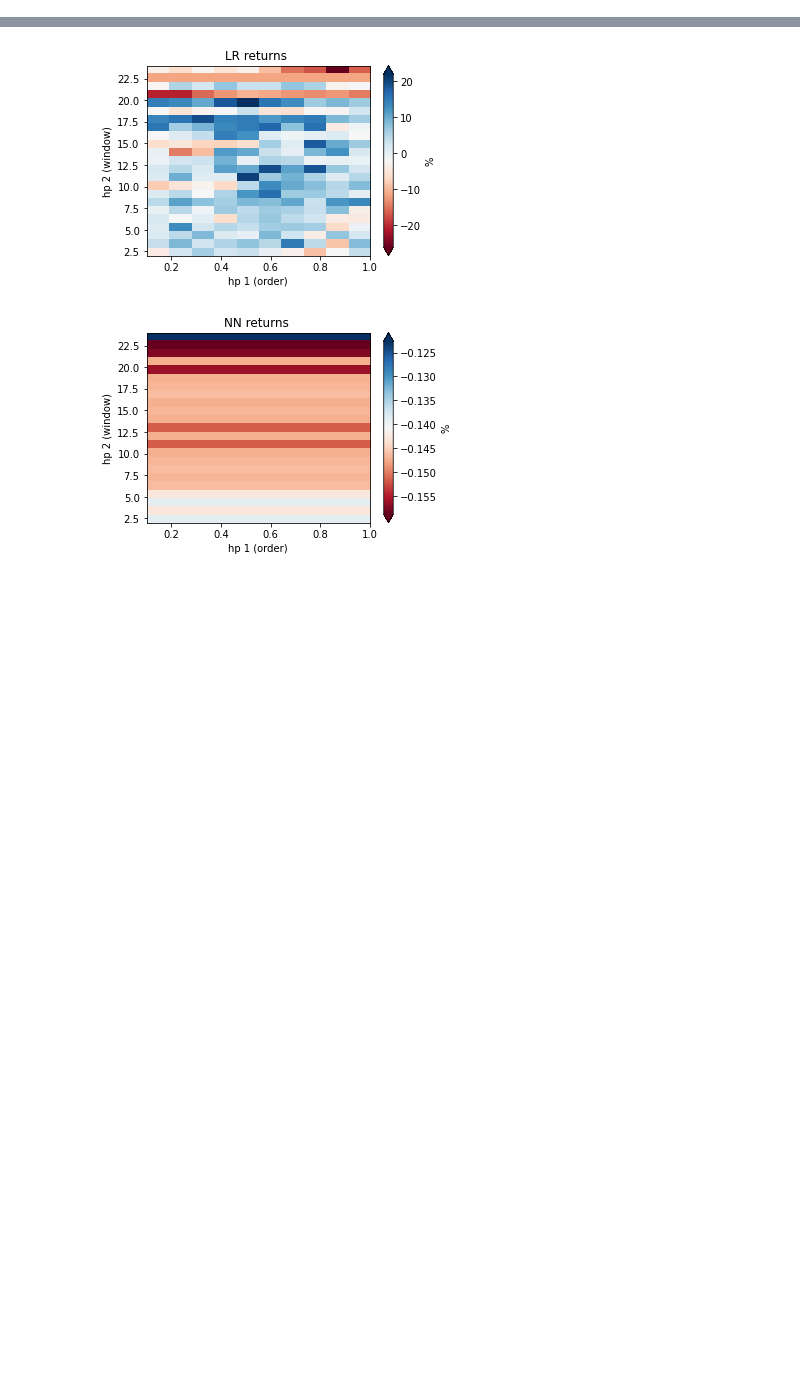
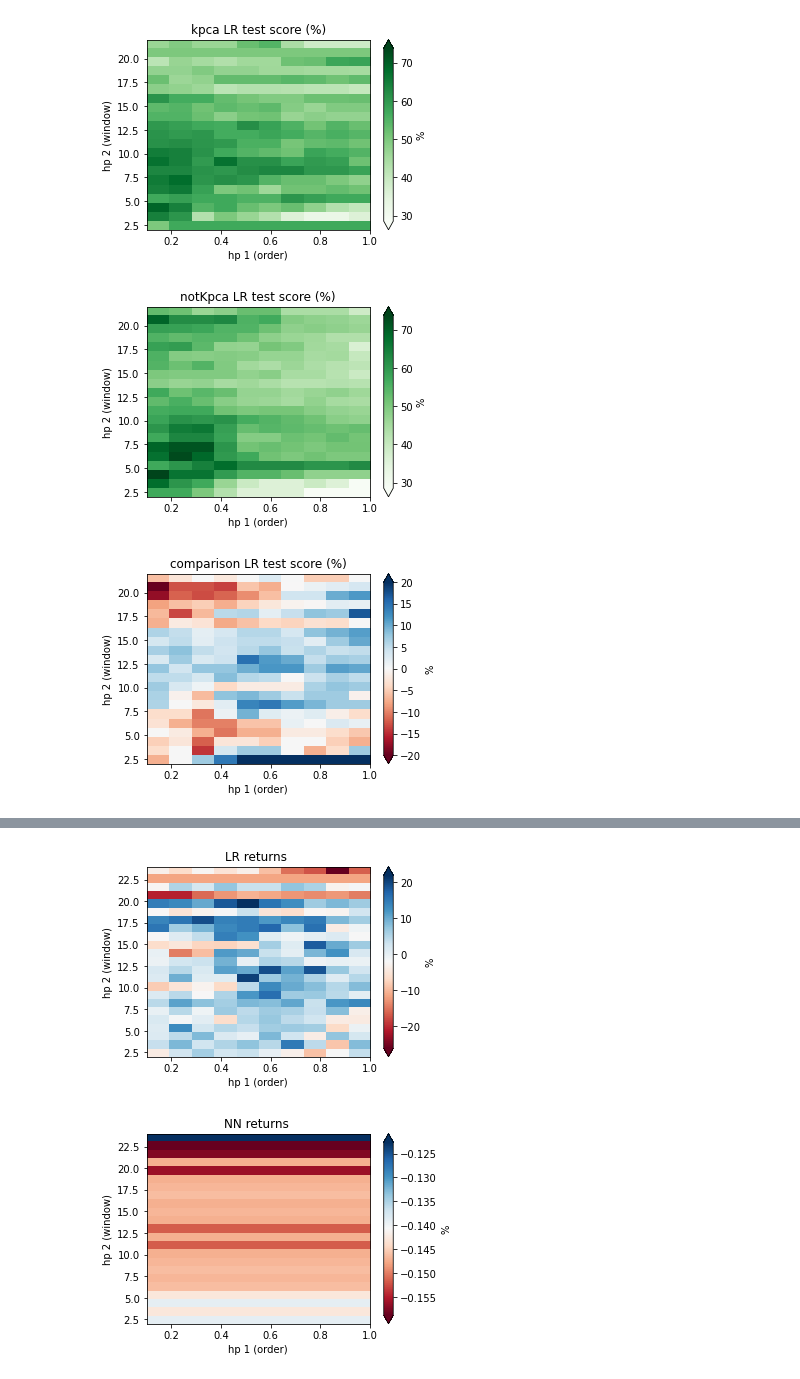
Before and after one commit to igor110055/cct-logreg, a Jupyter notebook: analysis.ipynb, the cells around one changed output, grey strips where cells are left out. Saved outputs shown, nothing was run; the diff lists cells and outputs as text; code cells hidden in the pictures; blank space fills up the shorter version.

Commit message:
analysis

```diff
--- a/analysis.ipynb
+++ b/analysis.ipynb
@@ -111,0 +39,10 @@ aggScores
+# %%
+comparison = pd.merge(overallScoresKpca, overallScores, left_on = ['simulationDate','ticker', 'window', 'order'], right_on = ['simulationDate','ticker', 'window', 'order'], how = 'inner')
+comparison['delta'] = comparison.testScore_x - comparison.testScore_y
+
+#alt model: fractional trend following
+comparisonAggScores = comparison.groupby(['ticker', 'order', 'window']).agg({'delta':[np.size, np.mean, sps.skew, sps.kurtosis, np.std]}).droplevel(level=[0], axis = 1).reset_index()
+comparisonAggScores.columns = ['ticker', 'order', 'window', 'count', 'delta', 'skew', 'kurt', 'testStd']
+
+comparisonAggScores = comparisonAggScores.sort_values(by = ['delta'], ascending = False).loc[comparisonAggScores['count'] >= 12]
+comparisonAggScores
@@ -141,0 +103,32 @@ plt.savefig(f"imgs/NNtestScore.jpeg", dpi=150)
+# %%
+def PlotContourAnalysis(data, title, minScale, maxScale, colorScale = mpl.cm.Greens, fieldToPlot = 'testScore'):
+    extent = np.min(data.order.values), np.max(data.order.values), np.min(data.window.values), np.max(data.window.values)
+
+    for ticker in tickers:
+        ZLR = 100. * data.loc[data.ticker == ticker].pivot('window', 'order', fieldToPlot).values
+
+        plt.figure(figsize=(5, 3.5))
+        plt.subplot(1, 1, 1)
+        plt.imshow(ZLR, cmap = colorScale, extent = extent, aspect='auto')
+        cb = plt.colorbar(extend='both')
+        cb.set_label('%')
+        plt.clim(minScale, maxScale)
+        plt.title(title + ' ' + f"LR test score (%)")
+        plt.xlabel(f'hp 1 (order)')
+        plt.ylabel('hp 2 (window)')
+        plt.savefig(f"imgs/{title}_{fieldToPlot}.jpeg", dpi=150)
+        plt.show()
+# %%
+fieldToPlot = 'testScore'
+minScale, maxScale = 100*np.min(aggScores[fieldToPlot].values), 100*np.max(aggScores[fieldToPlot].values)
+PlotContourAnalysis(aggScoresKpca, 'kpca', minScale, maxScale, colorScale = mpl.cm.Greens, fieldToPlot = fieldToPlot)
+
+PlotContourAnalysis(aggScores, 'notKpca', minScale, maxScale, colorScale = mpl.cm.Greens, fieldToPlot = fieldToPlot)
+
+fieldToPlot = 'delta'
+minScale, maxScale = -20, 20
+PlotContourAnalysis(comparisonAggScores, 'comparison', minScale, maxScale, colorScale = mpl.cm.RdBu, fieldToPlot = fieldToPlot)
+# %% [output]
+[figure, added]
+[figure, added]
+[figure, added]
```
Also changed, not shown: parts of 13 cells of this notebook, 9 other files.
